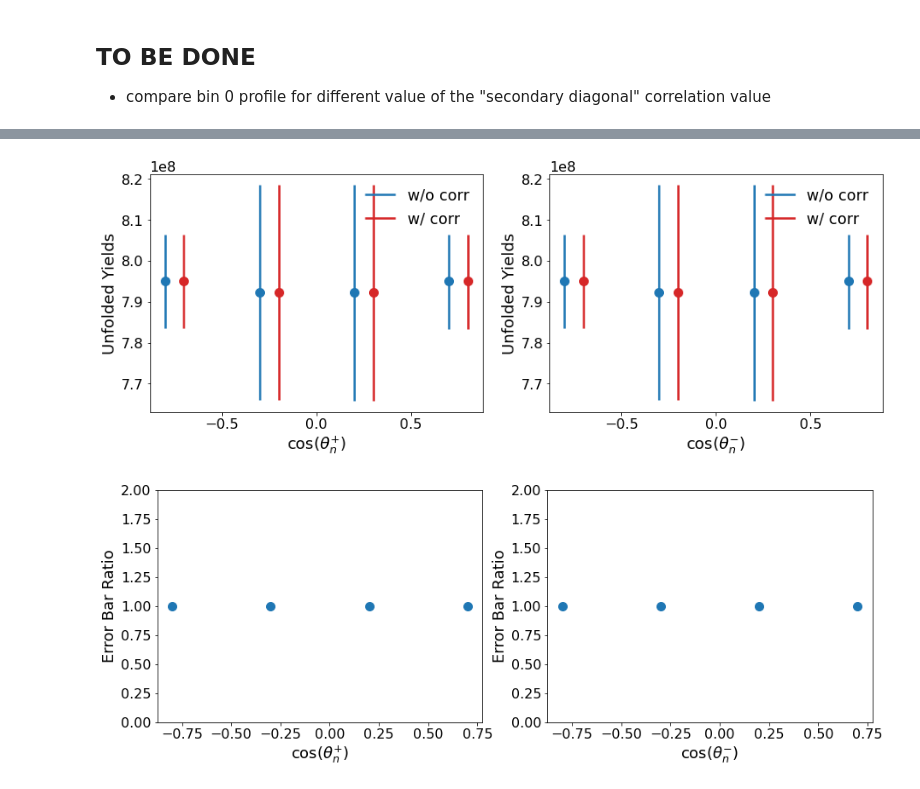
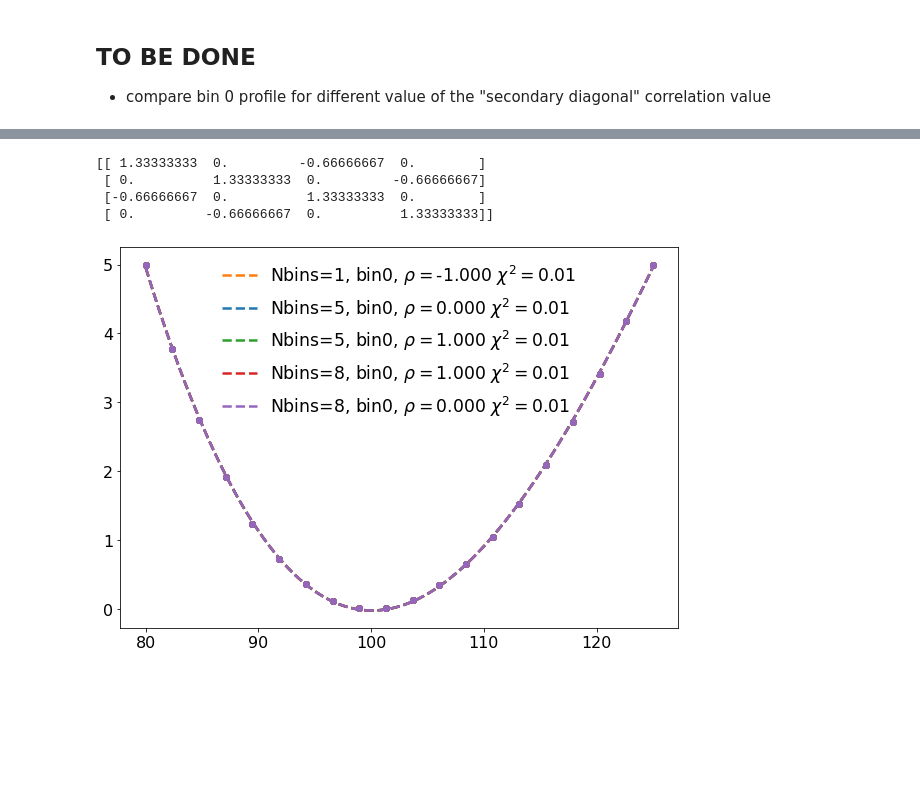
Before and after one commit to rmadar/unfoldcorr, a Jupyter notebook: studies/SanityCheckTwiceMeas.ipynb, the cells around one changed output, grey strips where cells are left out. Cells and saved outputs as stored; diff of their text form; code cells hidden in the pictures; blank space fills up the shorter version.

```diff
--- a/studies/SanityCheckTwiceMeas.ipynb
+++ b/studies/SanityCheckTwiceMeas.ipynb
@@ -179,7 +171,44 @@ POIs = m.postFitUncerPOIs()
-# %%
-Xs = np.array([-1.0, -0.5, 0, 0.5, 1.0])
-plotResult(Xs, POIs, POIsCorr)
-plotErrorBarRatio(Xs, POIs, POIsCorr)
-# %% [output]
-[figure, removed]
-[figure, removed]
+# %%
+def addProfileBin(nBins, iPOI, rho, color):
+
+    Ds = [np.array([100]*nBins), np.array([100]*nBins)]
+    Rs = [np.eye(nBins), np.eye(nBins)]
+
+    unity = np.diag([1]*2*nBins).astype(np.float64)
+    fullCorr = unity.copy()
+    for i in range(0, nBins):
+        for j in range(0, nBins):
+            if i == j:
+                fullCorr[i+nBins, j] = rho
+                fullCorr[i, j+nBins] = rho
+
+    mCorr = unf.model(Ds, Rs, fullCorr)
+    mCorr.plotProfile(iPOI, 80, 125, 20,
+                      label='Nbins={}, bin{}'.format(nBins, iPOI) + ', $\\rho=$' + '{:.3f}'.format(rho),
+                      color=color)
+# %%
+def showRevert(nBins=2, rho=0):
+    unity = np.diag([1]*2*nBins).astype(np.float64)
+    fullCorr = unity.copy()
+    for i in range(0, nBins):
+        for j in range(0, nBins):
+            if i == j:
+                fullCorr[i+nBins, j] = rho
+                fullCorr[i, j+nBins] = rho
+    print(np.linalg.inv(fullCorr))
+
+showRevert(2, 0.5)
+# %% [output]
+[[ 1.33333333  0.         -0.66666667  0.        ]
+ [ 0.          1.33333333  0.         -0.66666667]
+ [-0.66666667  0.          1.33333333  0.        ]
+ [ 0.         -0.66666667  0.          1.33333333]]
+# %%
+# Compare different correlation values
+addProfileBin(nBins=1, iPOI=0, rho=-1.00, color='tab:orange')
+addProfileBin(nBins=5, iPOI=0, rho= 0.00, color='tab:blue')
+addProfileBin(nBins=5, iPOI=0, rho= 1.00, color='tab:green')
+addProfileBin(nBins=8, iPOI=0, rho= 1.00, color='tab:red')
+addProfileBin(nBins=8, iPOI=0, rho= 0.00, color='tab:purple')
+# %% [output]
+[figure, added]
```
Also changed, not shown: parts of 15 cells of this notebook, 3 other files.
